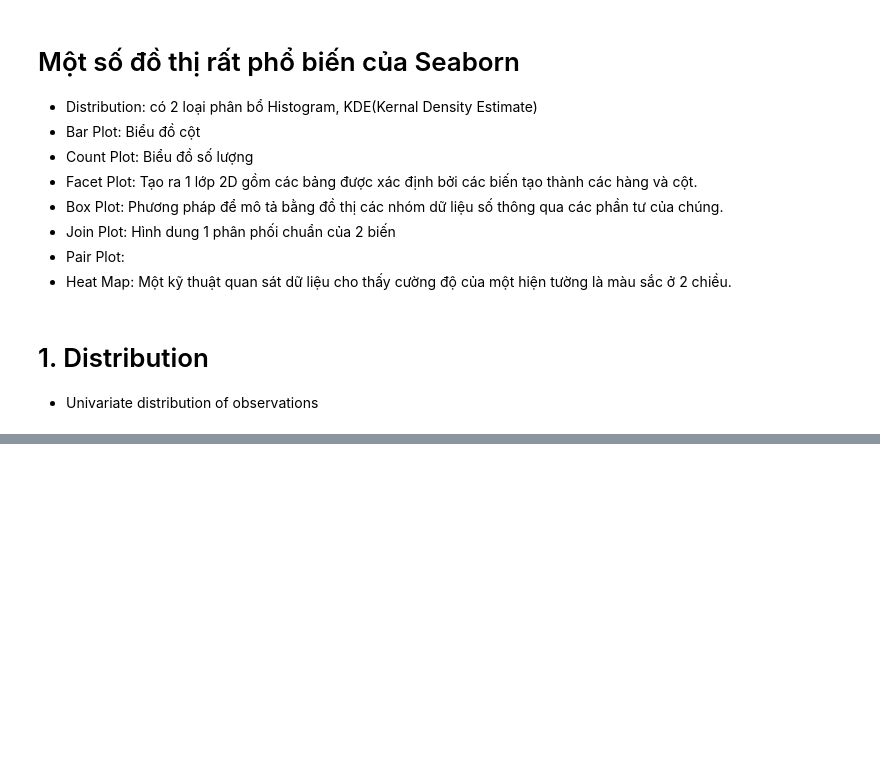
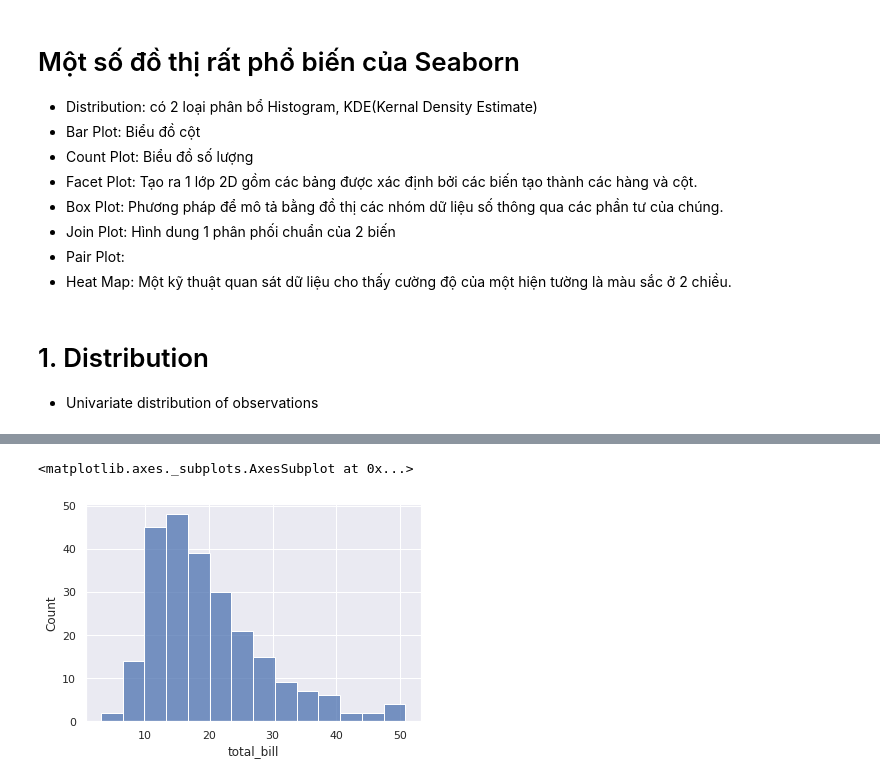
Before and after one commit to chaudt/Data-Scientist, a Jupyter notebook: Truc Quan Hoa Du Lieu/truc_quan_hoa_du_lieu.ipynb, the cells around one changed output, grey strips where cells are left out. Drawn from its saved outputs; the diff is of its cells as text; code cells hidden in the pictures; blank space fills up the shorter version.

```diff
--- a/Truc Quan Hoa Du Lieu/truc_quan_hoa_du_lieu.ipynb
+++ b/Truc Quan Hoa Du Lieu/truc_quan_hoa_du_lieu.ipynb
@@ -34,5 +34,6 @@ print(sns.get_dataset_names())
 sns.set_theme()
 # %%
 # Load an example dataset
-tips = sns.load_dataset("tips")
+tips_df = sns.load_dataset("tips")
+tips_df.shape
 # %% [output]
@@ -39,0 +57,6 @@ URLError: <urlopen error [WinError 10054] An existing connection was forcibly cl
+# %%
+# Vẽ đồ thị histogram, để biết nhiều nhất là bao nhiêu tiền
+sns.histplot(data=tips_df['total_bill'])
+# %% [output]
+<matplotlib.axes._subplots.AxesSubplot at 0x...>
+[figure, added]
```
Also changed, not shown: parts of 40 cells of this notebook.
